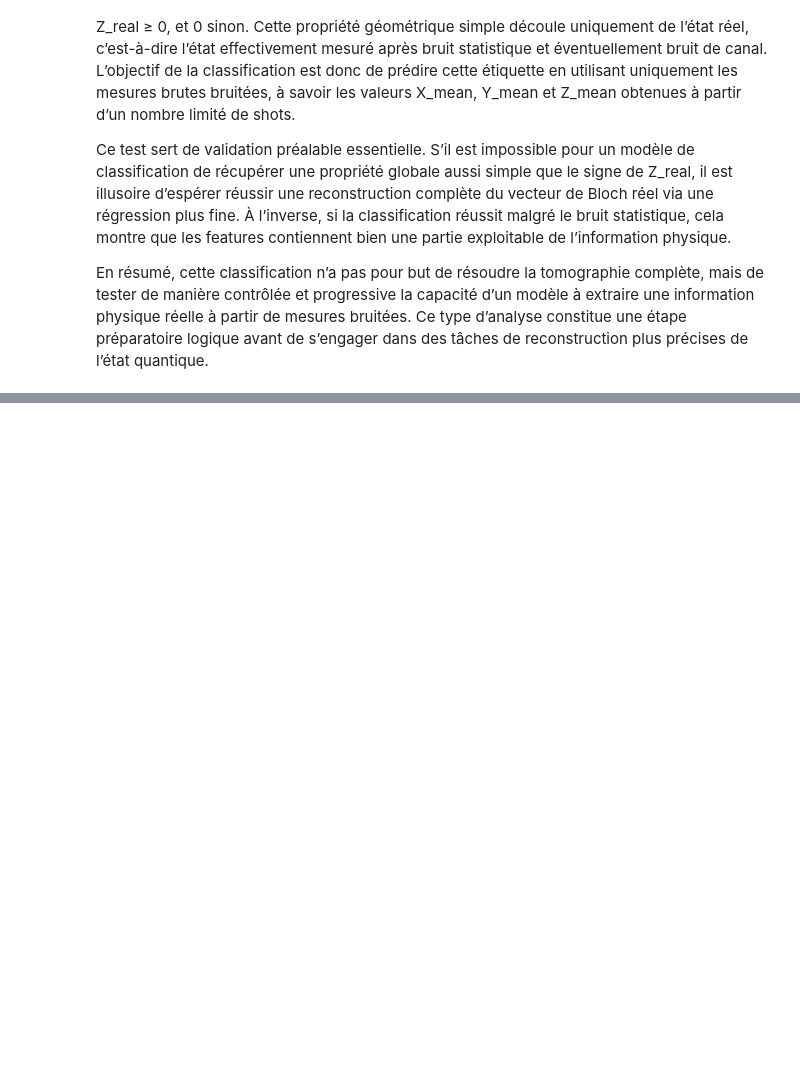
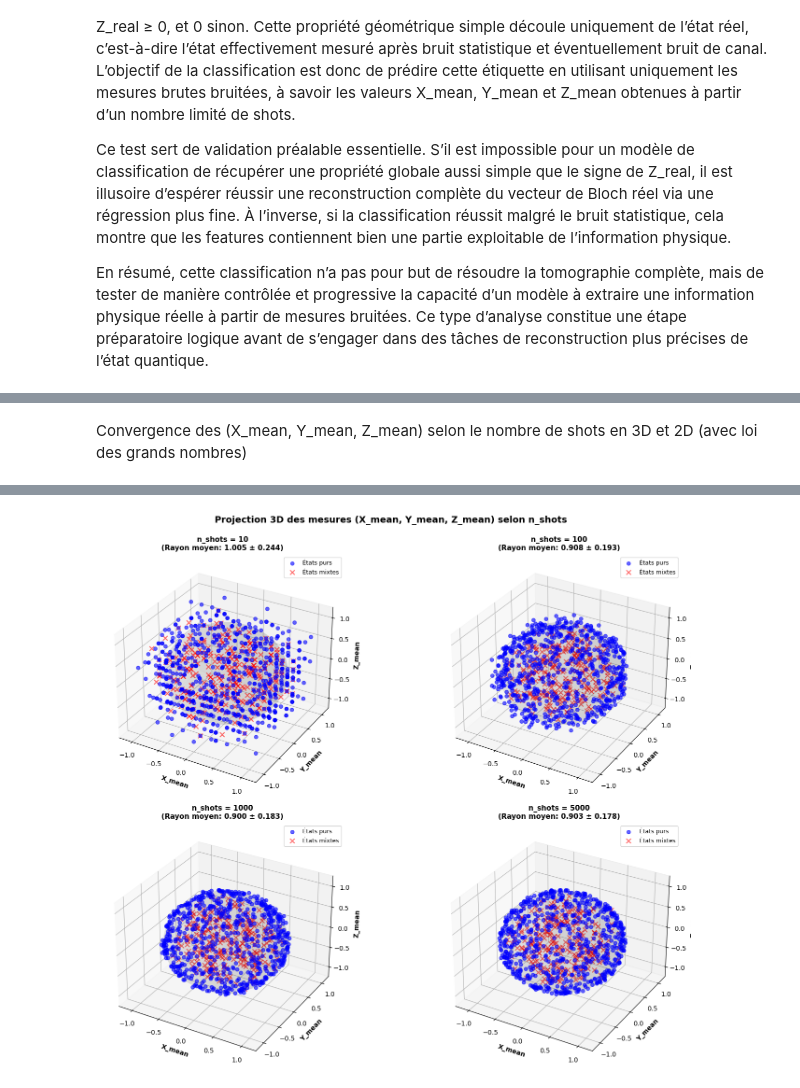
Before and after one commit to TonyPansera/Quantum-state-tomography, a Jupyter notebook: model_ML/test_classification.ipynb, the cells around one changed output, grey strips where cells are left out. Saved outputs shown, nothing was run; the diff lists cells and outputs as text; code cells hidden in the pictures; blank space fills up the shorter version.

```diff
--- a/model_ML/test_classification.ipynb
+++ b/model_ML/test_classification.ipynb
@@ -161,0 +271,79 @@ En résumé, cette classification n’a pas pour but de résoudre la tomographie
+# %% [markdown]
+Convergence des (X_mean, Y_mean, Z_mean) selon le nombre de shots en 3D et 2D (avec loi des grands nombres)
+# %%
+# Projection 3D des mesures (X_mean, Y_mean, Z_mean) selon n_shots
+from mpl_toolkits.mplot3d import Axes3D
+
+n_shots_test = [10, 100, 1000, 5000]
+fig = plt.figure(figsize=(16, 12))
+
+print("Génération des projections 3D pour différentes valeurs de n_shots...\n")
+
+for idx, n_shots in enumerate(n_shots_test, 1):
+    # Générer dataset
+    df_temp, X_temp, y_temp = build_purity_classification_dataset(
+        n_shots=n_shots,
+        n_states_total=1000,
+        mixed_proportion=0.3
+    )
+
+    # Sous-graphique 3D
+    ax = fig.add_subplot(2, 2, idx, projection='3d')
+
+    # Séparer les états purs et mixtes
+    pure_mask = y_temp == 1
+    mixed_mask = y_temp == 0
+
+    # Scatter plot des états purs et mixtes
+    ax.scatter(df_temp.loc[pure_mask, 'X_mean'],
+               df_temp.loc[pure_mask, 'Y_mean'],
+               df_temp.loc[pure_mask, 'Z_mean'],
+               c='blue', marker='o', s=30, alpha=0.6, label='États purs')
+
+    ax.scatter(df_temp.loc[mixed_mask, 'X_mean'],
+               df_temp.loc[mixed_mask, 'Y_mean'],
+               df_temp.loc[mixed_mask, 'Z_mean'],
+               c='red', marker='x', s=50, alpha=0.6, label='États mixtes')
+
+    # Ajouter la sphère de Bloch (rayon = 1)
+    u = np.linspace(0, 2 * np.pi, 30)
+    v = np.linspace(0, np.pi, 20)
+    x_sphere = np.outer(np.cos(u), np.sin(v))
+    y_sphere = np.outer(np.sin(u), np.sin(v))
+    z_sphere = np.outer(np.ones(np.size(u)), np.cos(v))
+    ax.plot_surface(x_sphere, y_sphere, z_sphere, alpha=0.1, color='gray')
+
+    # Calcul des statistiques
+    mean_radius = np.sqrt(df_temp['X_mean']**2 + df_temp['Y_mean']**2 + df_temp['Z_mean']**2).mean()
+    std_radius = np.sqrt(df_temp['X_mean']**2 + df_temp['Y_mean']**2 + df_temp['Z_mean']**2).std()
+
+    # Labels et titre
+    ax.set_xlabel('X_mean', fontsize=10, fontweight='bold')
+    ax.set_ylabel('Y_mean', fontsize=10, fontweight='bold')
+    ax.set_zlabel('Z_mean', fontsize=10, fontweight='bold')
+    ax.set_title(f'n_shots = {n_shots}\n(Rayon moyen: {mean_radius:.3f} ± {std_radius:.3f})',
+                 fontsize=11, fontweight='bold')
+    ax.legend(fontsize=9)
+
+    # Fixer les limites
+    ax.set_xlim([-1.2, 1.2])
+    ax.set_ylim([-1.2, 1.2])
+    ax.set_zlim([-1.2, 1.2])
+
+    print(f"n_shots={n_shots:5d} | Rayon moyen: {mean_radius:.4f} ± {std_radius:.4f}")
+
+plt.suptitle('Projection 3D des mesures (X_mean, Y_mean, Z_mean) selon n_shots',
+             fontsize=14, fontweight='bold', y=0.995)
+plt.tight_layout()
+plt.show()
+
+print("\n" + "="*80)
+print("INTERPRÉTATION:")
+print("="*80)
+print("• Sphère grise: Sphère de Bloch idéale (rayon = 1)")
+print("• Points bleus (o): États purs (devraient être près de la sphère)")
+print("• Points rouges (x): États mixtes (devraient être à l'intérieur de la sphère)")
+print("• Plus n_shots augmente, plus les mesures se rapprochent de la vraie géométrie")
+print("• Avec n_shots faible: plus de bruit, points très dispersés")
+print("• Avec n_shots élevé: mesures plus précises, distribution plus concentrée\n")
+# %% [output]
@@ -161,0 +359 @@ En résumé, cette classification n’a pas pour but de résoudre la tomographie
+[figure, added]
```
Also changed, not shown: parts of 23 cells of this notebook, 1 other file.
